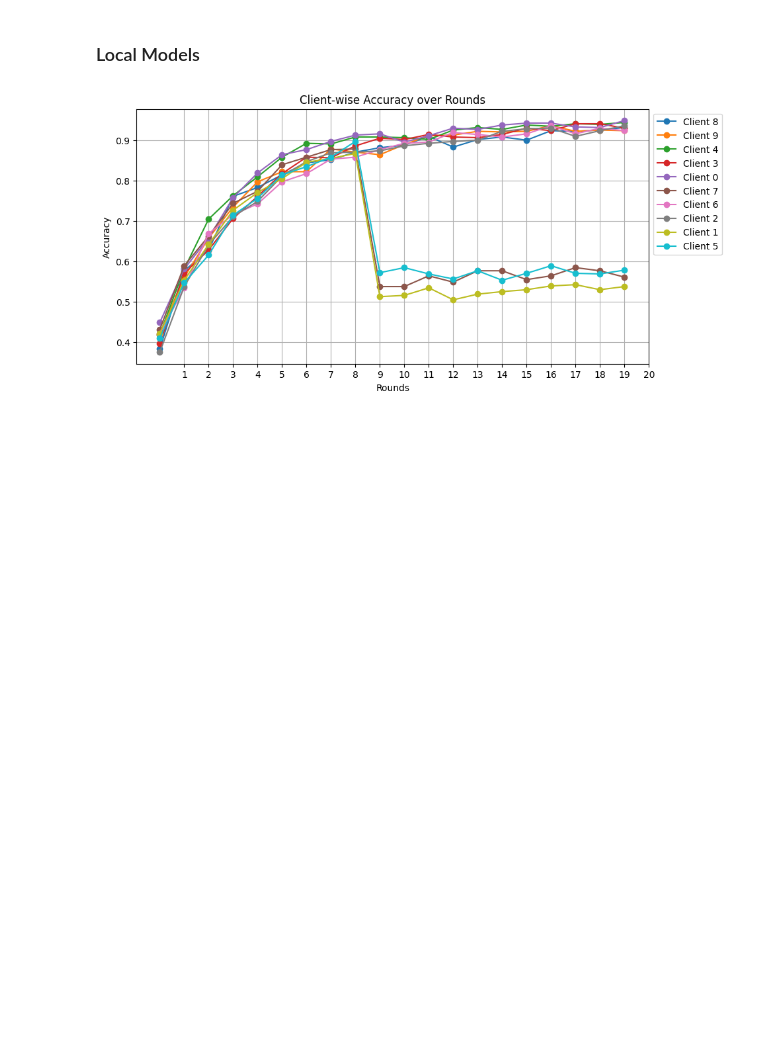
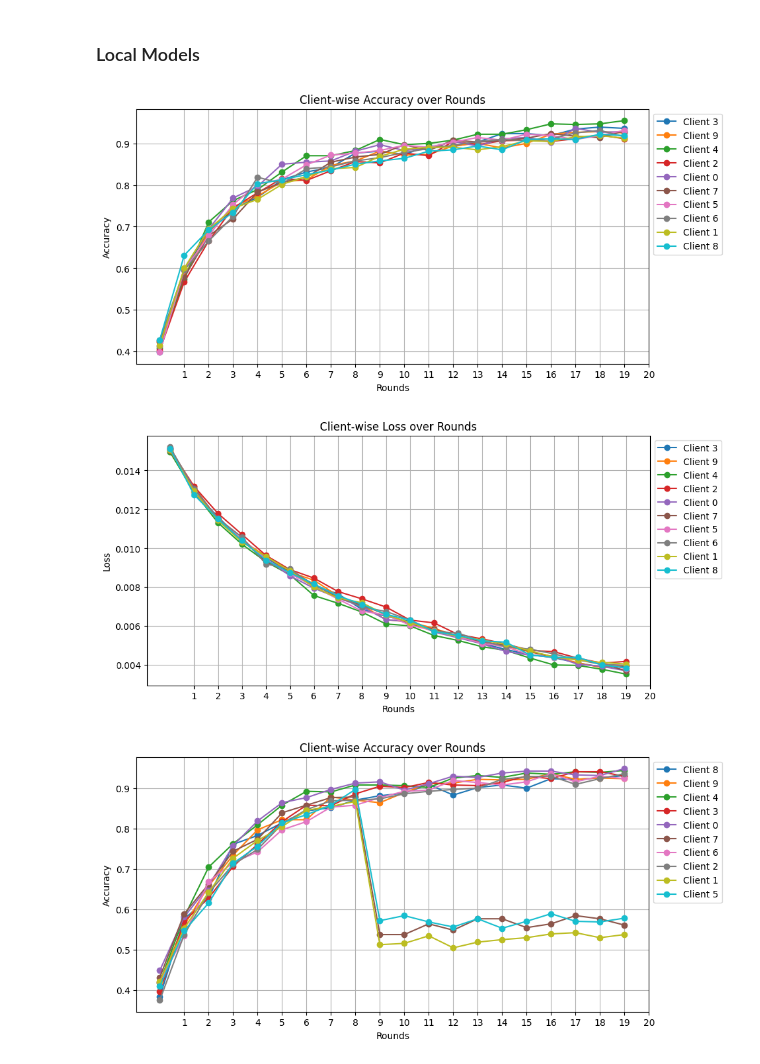
Before and after one commit to Encore7/FedRRT_CD, a Jupyter notebook: Analysis.ipynb, the cells around one changed output. Drawn from its saved outputs; the diff is of its cells as text; code cells hidden in the pictures; blank space fills up the shorter version.

```diff
--- a/Analysis.ipynb
+++ b/Analysis.ipynb
@@ -337,6 +337,11 @@ def plot_clients(mode):
     plt.legend(loc="upper left", bbox_to_anchor=(1, 1))
     plt.grid(True)
     plt.show()
+# %%
+plot_clients("fl-case")
+# %% [output]
+[figure, added]
+[figure, added]
 # %%
 plot_clients("drift-case")
 # %% [output]
```
Also changed, not shown: parts of 3 cells of this notebook, 5 other files.
